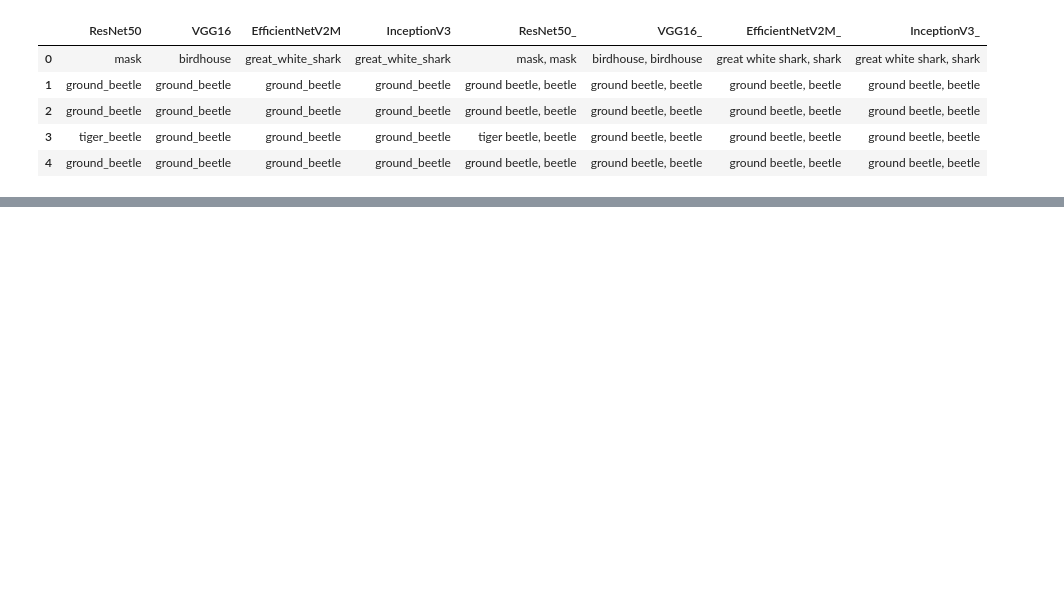
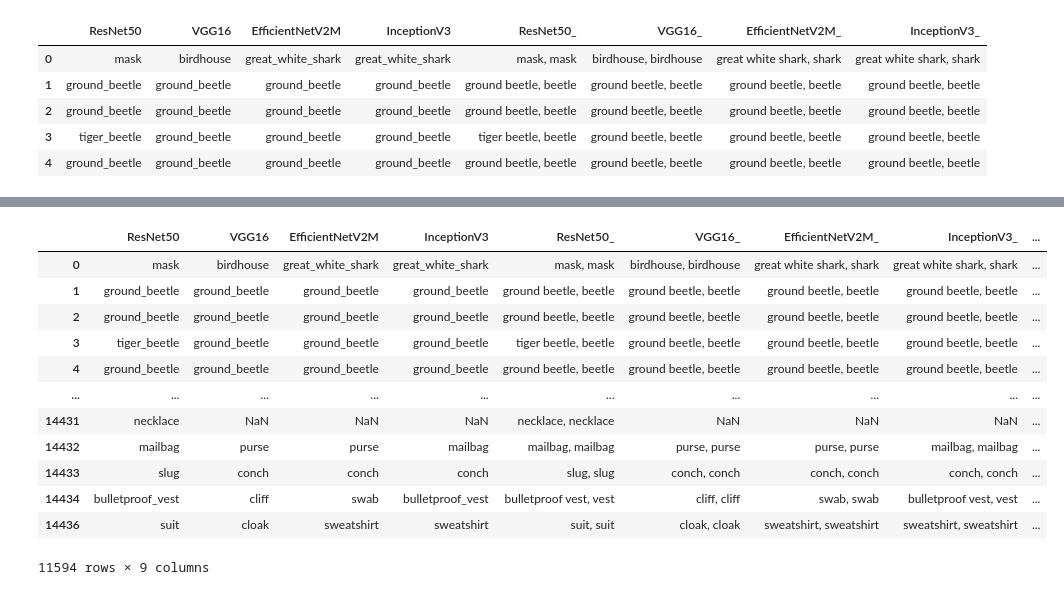
Before and after one commit to sammitako/CS-GY-6513-Big-Data, a Jupyter notebook: Image_classification.ipynb, the cells around one changed output, grey strips where cells are left out. Saved outputs shown, nothing was run; the diff lists cells and outputs as text; code cells hidden in the pictures; blank space fills up the shorter version.

```diff
--- a/Image_classification.ipynb
+++ b/Image_classification.ipynb
@@ -1300,0 +1348,18 @@ df.head()
+# %%
+df_with_one_keywords = df[df['combined_keyword'].str.split(',').str.len() < 2]
+
+df_with_one_keywords
+# %% [output]
+|  | ResNet50 | VGG16 | EfficientNetV2M | InceptionV3 | ResNet50_ | VGG16_ | EfficientNetV2M_ | InceptionV3_ | ... |
+| 0 | mask | birdhouse | great_white_shark | great_white_shark | mask, mask | birdhouse, birdhouse | great white shark, shark | great white shark, shark | ... |
+| 1 | ground_beetle | ground_beetle | ground_beetle | ground_beetle | ground beetle, beetle | ground beetle, beetle | ground beetle, beetle | ground beetle, beetle | ... |
+| 2 | ground_beetle | ground_beetle | ground_beetle | ground_beetle | ground beetle, beetle | ground beetle, beetle | ground beetle, beetle | ground beetle, beetle | ... |
+| 3 | tiger_beetle | ground_beetle | ground_beetle | ground_beetle | tiger beetle, beetle | ground beetle, beetle | ground beetle, beetle | ground beetle, beetle | ... |
+| 4 | ground_beetle | ground_beetle | ground_beetle | ground_beetle | ground beetle, beetle | ground beetle, beetle | ground beetle, beetle | ground beetle, beetle | ... |
+| ... | ... | ... | ... | ... | ... | ... | ... | ... | ... |
+| 14431 | necklace | NaN | NaN | NaN | necklace, necklace | NaN | NaN | NaN | ... |
+| 14432 | mailbag | purse | purse | mailbag | mailbag, mailbag | purse, purse | purse, purse | mailbag, mailbag | ... |
+| 14433 | slug | conch | conch | conch | slug, slug | conch, conch | conch, conch | conch, conch | ... |
+| 14434 | bulletproof_vest | cliff | swab | bulletproof_vest | bulletproof vest, vest | cliff, cliff | swab, swab | bulletproof vest, vest | ... |
+| 14436 | suit | cloak | sweatshirt | sweatshirt | suit, suit | cloak, cloak | sweatshirt, sweatshirt | sweatshirt, sweatshirt | ... |
+11594 rows × 9 columns
```
Also changed, not shown: parts of 63 cells of this notebook.
